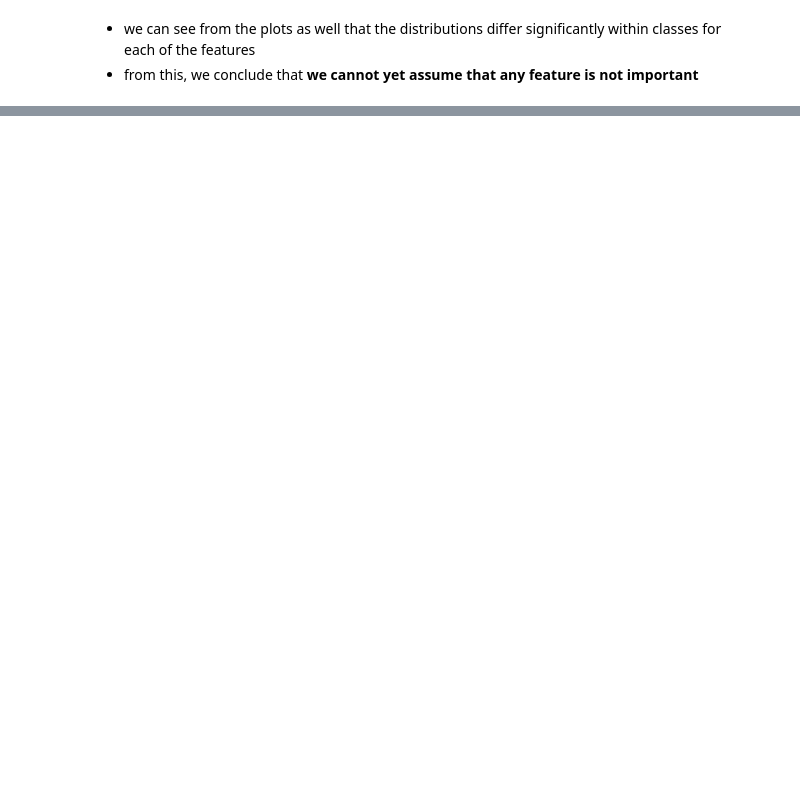
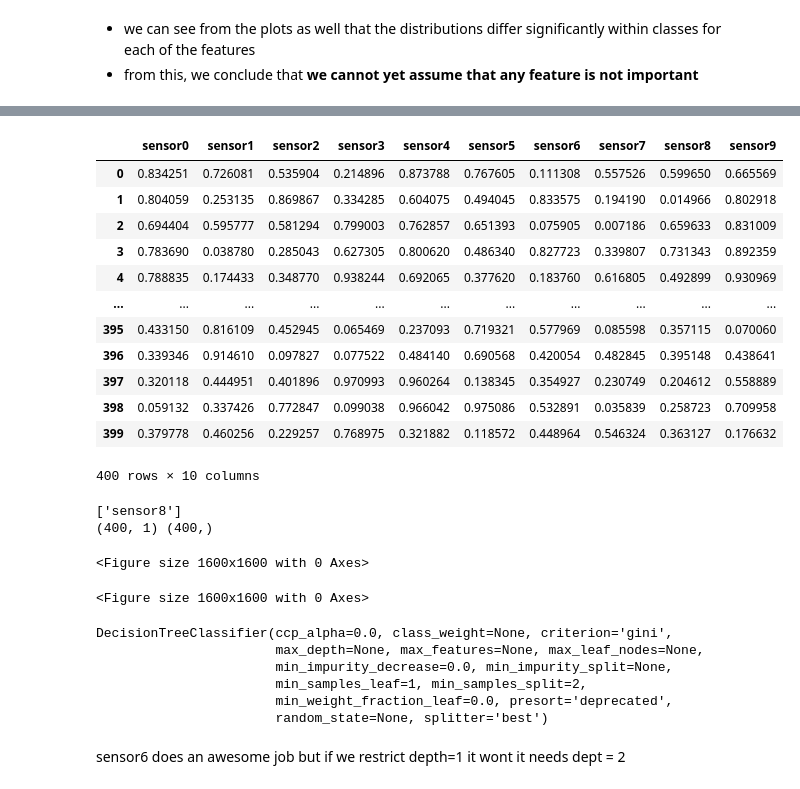
Before and after one commit to ShaunakSen/Data-Science-and-Machine-Learning, a Jupyter notebook: SmartSteelTech_Challenge.ipynb, the cells around one changed output, grey strips where cells are left out. Cells and saved outputs as stored; diff of their text form; code cells hidden in the pictures; blank space fills up the shorter version.

```diff
--- a/SmartSteelTech_Challenge.ipynb
+++ b/SmartSteelTech_Challenge.ipynb
@@ -191,0 +358,44 @@ plot_feature_distribution_per_class(data, features, 4)
+# %%
+X
+# %% [output]
+|  | sensor0 | sensor1 | sensor2 | sensor3 | sensor4 | sensor5 | sensor6 | sensor7 | sensor8 | sensor9 |
+| 0 | 0.834251 | 0.726081 | 0.535904 | 0.214896 | 0.873788 | 0.767605 | 0.111308 | 0.557526 | 0.599650 | 0.665569 |
+| 1 | 0.804059 | 0.253135 | 0.869867 | 0.334285 | 0.604075 | 0.494045 | 0.833575 | 0.194190 | 0.014966 | 0.802918 |
+| 2 | 0.694404 | 0.595777 | 0.581294 | 0.799003 | 0.762857 | 0.651393 | 0.075905 | 0.007186 | 0.659633 | 0.831009 |
+| 3 | 0.783690 | 0.038780 | 0.285043 | 0.627305 | 0.800620 | 0.486340 | 0.827723 | 0.339807 | 0.731343 | 0.892359 |
+| 4 | 0.788835 | 0.174433 | 0.348770 | 0.938244 | 0.692065 | 0.377620 | 0.183760 | 0.616805 | 0.492899 | 0.930969 |
+| ... | ... | ... | ... | ... | ... | ... | ... | ... | ... | ... |
+| 395 | 0.433150 | 0.816109 | 0.452945 | 0.065469 | 0.237093 | 0.719321 | 0.577969 | 0.085598 | 0.357115 | 0.070060 |
+| 396 | 0.339346 | 0.914610 | 0.097827 | 0.077522 | 0.484140 | 0.690568 | 0.420054 | 0.482845 | 0.395148 | 0.438641 |
+| 397 | 0.320118 | 0.444951 | 0.401896 | 0.970993 | 0.960264 | 0.138345 | 0.354927 | 0.230749 | 0.204612 | 0.558889 |
+| 398 | 0.059132 | 0.337426 | 0.772847 | 0.099038 | 0.966042 | 0.975086 | 0.532891 | 0.035839 | 0.258723 | 0.709958 |
+| 399 | 0.379778 | 0.460256 | 0.229257 | 0.768975 | 0.321882 | 0.118572 | 0.448964 | 0.546324 | 0.363127 | 0.176632 |
+400 rows × 10 columns
+# %%
+features = [f'sensor{8}']
+
+print (features)
+
+X, y = data.loc[:, features], data['class_label']
+
+print(X.shape, y.shape)
+# %% [output]
+['sensor8']
+(400, 1) (400,)
+# %%
+from matplotlib.pyplot import figure
+
+figure(figsize=(20, 20), dpi=80)
+# %% [output]
+<Figure size 1600x1600 with 0 Axes>
+<Figure size 1600x1600 with 0 Axes>
+# %%
+clf = DecisionTreeClassifier()
+clf.fit(X, y)
+# %% [output]
+DecisionTreeClassifier(ccp_alpha=0.0, class_weight=None, criterion='gini',
+                       max_depth=None, max_features=None, max_leaf_nodes=None,
+                       min_impurity_decrease=0.0, min_impurity_split=None,
+                       min_samples_leaf=1, min_samples_split=2,
+                       min_weight_fraction_leaf=0.0, presort='deprecated',
+                       random_state=None, splitter='best')
@@ -191,0 +406,2 @@ plot_feature_distribution_per_class(data, features, 4)
+# %% [markdown]
+sensor6 does an awesome job but if we restrict depth=1 it wont it needs dept = 2
```
Also changed, not shown: parts of 20 cells of this notebook.
